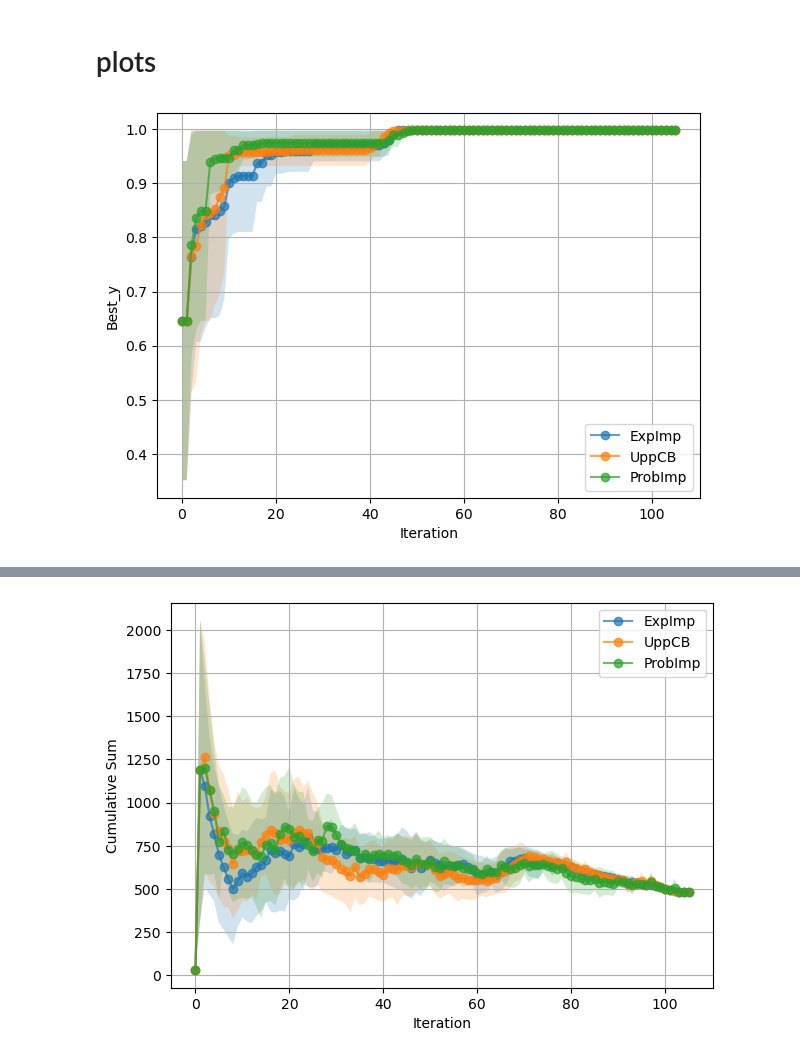
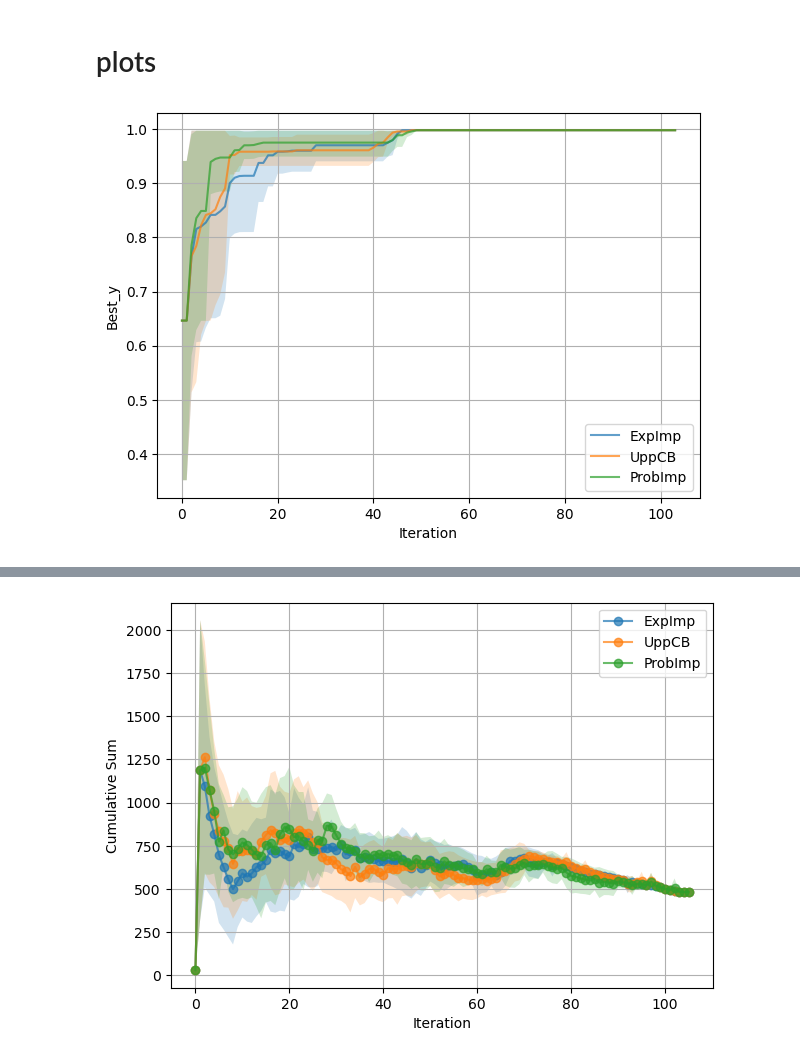
Before and after one commit to uwsunlab/BO-RFB, a Jupyter notebook: PoolBased/AcquisitionFunctions/pool_aqu_comparison_fulldata.ipynb, the cells around one changed output, grey strips where cells are left out. Saved outputs shown, nothing was run; the diff lists cells and outputs as text; code cells hidden in the pictures.

```diff
--- a/PoolBased/AcquisitionFunctions/pool_aqu_comparison_fulldata.ipynb
+++ b/PoolBased/AcquisitionFunctions/pool_aqu_comparison_fulldata.ipynb
@@ -201,35 +183,35 @@ EI_var_sum.mean(axis=0), EI_var_sum.mean(axis=0)
 # plots
 # %%
 plt.figure(figsize=(7, 5))
-plt.plot(range(len(EI_y_all.mean(axis=0))),  (EI_y_all.mean(axis=0)), marker='.', label='ExpImp', alpha=0.7)
+plt.plot(range(len(EI_y_all.mean(axis=0))),  (EI_y_all.mean(axis=0)), marker='', label='ExpImp', alpha=0.7)
 plt.fill_between(
     range(len(EI_y_all.std(axis=0))),
     (EI_y_all.mean(axis=0) - EI_y_all.std(axis=0)),
     np.minimum(EI_y_all.mean(axis=0) + EI_y_all.std(axis=0), .997),
     alpha=0.2
 )
-plt.plot(range(len(UCB_y_all.mean(axis=0))), (UCB_y_all.mean(axis=0)), marker='.', label='UppCB', alpha=0.7)
+plt.plot(range(len(UCB_y_all.mean(axis=0))), (UCB_y_all.mean(axis=0)), marker='', label='UppCB', alpha=0.7)
 plt.fill_between(
     range(len(UCB_y_all.std(axis=0))),
     (UCB_y_all.mean(axis=0) - UCB_y_all.std(axis=0)),
     np.minimum(UCB_y_all.mean(axis=0) + UCB_y_all.std(axis=0), 0.997),
     alpha=0.2
 )
-plt.plot(range(len(PI_y_all.mean(axis=0))),  (PI_y_all.mean(axis=0)), marker='.', label='ProbImp', alpha=0.7)
+plt.plot(range(len(PI_y_all.mean(axis=0))),  (PI_y_all.mean(axis=0)), marker='', label='ProbImp', alpha=0.7)
 plt.fill_between(
     range(len(PI_y_all.std(axis=0))),
     (PI_y_all.mean(axis=0) - PI_y_all.std(axis=0)),
     np.minimum(PI_y_all.mean(axis=0) + PI_y_all.std(axis=0), .997),
     alpha=0.2
 )
 
 plt.xlabel('Iteration')
 plt.ylabel('Best_y')
 # plt.title('Expected Improvement (EI_y) vs Iterations')
 plt.grid(True)
 plt.legend()
 plt.show()
 # %% [output]
-[figure, old version]
+[figure, new version]
 # %%
 plt.figure(figsize=(7, 5))
```
Also changed, not shown: parts of 4 cells of this notebook, 3 other files.
